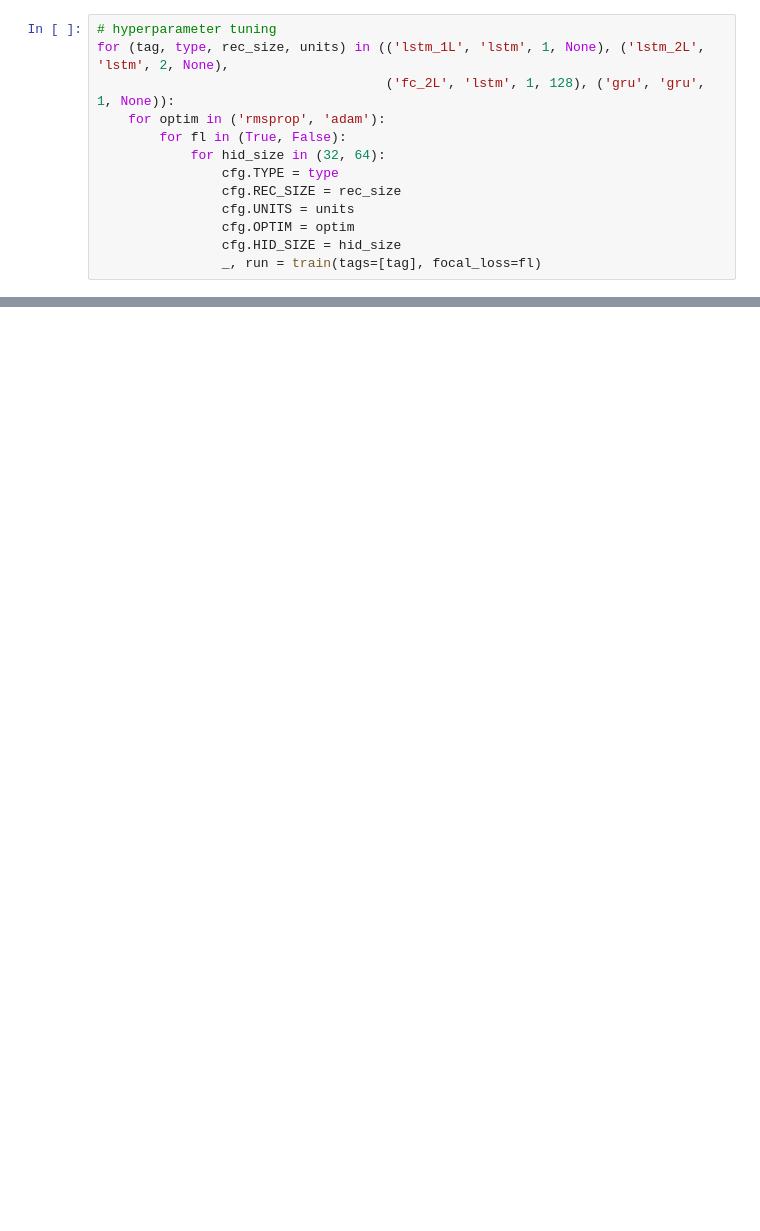
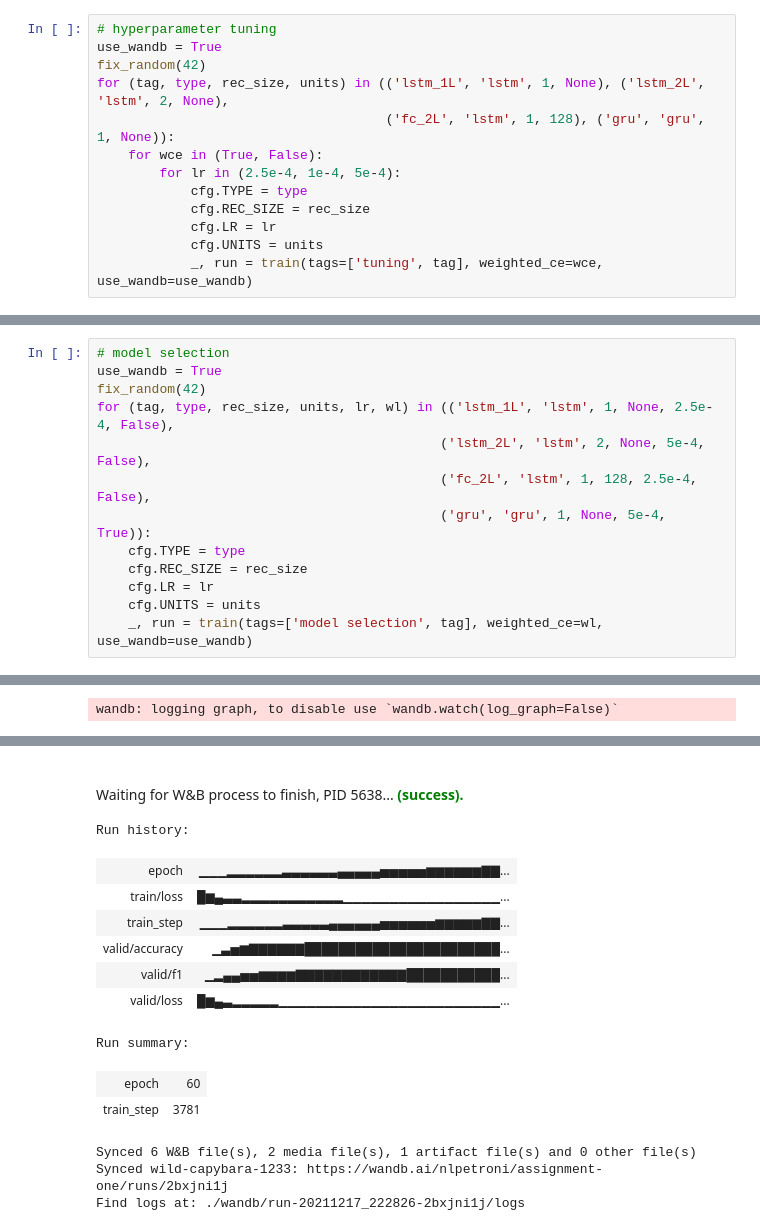
Before and after one commit to NLPetroni/assignment_one, a Jupyter notebook: solution.ipynb, the cells around one changed output, grey strips where cells are left out. Drawn from its saved outputs; the diff is of its cells as text; blank space fills up the shorter version.

```diff
--- a/solution.ipynb
+++ b/solution.ipynb
@@ -476,13 +461,13 @@ def train(tags=None, verbose=False, test=False, number_token=False, focal_loss=F
 # %%
 # hyperparameter tuning
+use_wandb = True
+fix_random(42)
 for (tag, type, rec_size, units) in (('lstm_1L', 'lstm', 1, None), ('lstm_2L', 'lstm', 2, None),
                                      ('fc_2L', 'lstm', 1, 128), ('gru', 'gru', 1, None)):
-    for optim in ('rmsprop', 'adam'):
-        for fl in (True, False):
-            for hid_size in (32, 64):
-                cfg.TYPE = type
-                cfg.REC_SIZE = rec_size
-                cfg.UNITS = units
-                cfg.OPTIM = optim
-                cfg.HID_SIZE = hid_size
-                _, run = train(tags=[tag], focal_loss=fl)
+    for wce in (True, False):
+        for lr in (2.5e-4, 1e-4, 5e-4):
+            cfg.TYPE = type
+            cfg.REC_SIZE = rec_size
+            cfg.LR = lr
+            cfg.UNITS = units
+            _, run = train(tags=['tuning', tag], weighted_ce=wce, use_wandb=use_wandb)
@@ -513,0 +474,14 @@ dependency_treebank already downloaded
+# %%
+# model selection
+use_wandb = True
+fix_random(42)
+for (tag, type, rec_size, units, lr, wl) in (('lstm_1L', 'lstm', 1, None, 2.5e-4, False),
+                                            ('lstm_2L', 'lstm', 2, None, 5e-4, False),
+                                            ('fc_2L', 'lstm', 1, 128, 2.5e-4, False),
+                                            ('gru', 'gru', 1, None, 5e-4, True)):
+    cfg.TYPE = type
+    cfg.REC_SIZE = rec_size
+    cfg.LR = lr
+    cfg.UNITS = units
+    _, run = train(tags=['model selection', tag], weighted_ce=wl, use_wandb=use_wandb)
+# %% [output]
@@ -513,0 +495 @@ dependency_treebank already downloaded
+wandb: logging graph, to disable use `wandb.watch(log_graph=False)`
@@ -513,0 +502,14 @@ dependency_treebank already downloaded
+Waiting for W&B process to finish, PID 5638... (success).
+Run history:
+| epoch | ▁▁▁▂▂▂▂▂▂▃▃▃▃▃▃▄▄▄▄▄▅▅▅▅▅▆▆▆▆▆▆▇▇... |
+| train/loss | █▆▄▃▃▂▂▂▂▂▂▂▂▂▂▂▁▁▁▁▁▁▁▁▁▁▁▁▁▁▁▁▁... |
+| train_step | ▁▁▁▂▂▂▂▂▂▃▃▃▃▃▄▄▄▄▄▄▅▅▅▅▅▅▆▆▆▆▆▇▇... |
+| valid/accuracy | ▁▃▅▆▇▇▇▇▇▇███████████████████████... |
+| valid/f1 | ▁▂▄▄▅▅▆▆▆▆▇▇▇▇▇▇▇▇▇▇▇▇███████████... |
+| valid/loss | █▆▄▃▂▂▂▂▂▁▁▁▁▁▁▁▁▁▁▁▁▁▁▁▁▁▁▁▁▁▁▁▁... |
+Run summary:
+| epoch | 60 |
+| train_step | 3781 |
+Synced 6 W&B file(s), 2 media file(s), 1 artifact file(s) and 0 other file(s)
+Synced wild-capybara-1233: https://wandb.ai/nlpetroni/assignment-one/runs/2bxjni1j
+Find logs at: ./wandb/run-20211217_222826-2bxjni1j/logs
```
Also changed, not shown: parts of 12 cells of this notebook, 2 other files.
